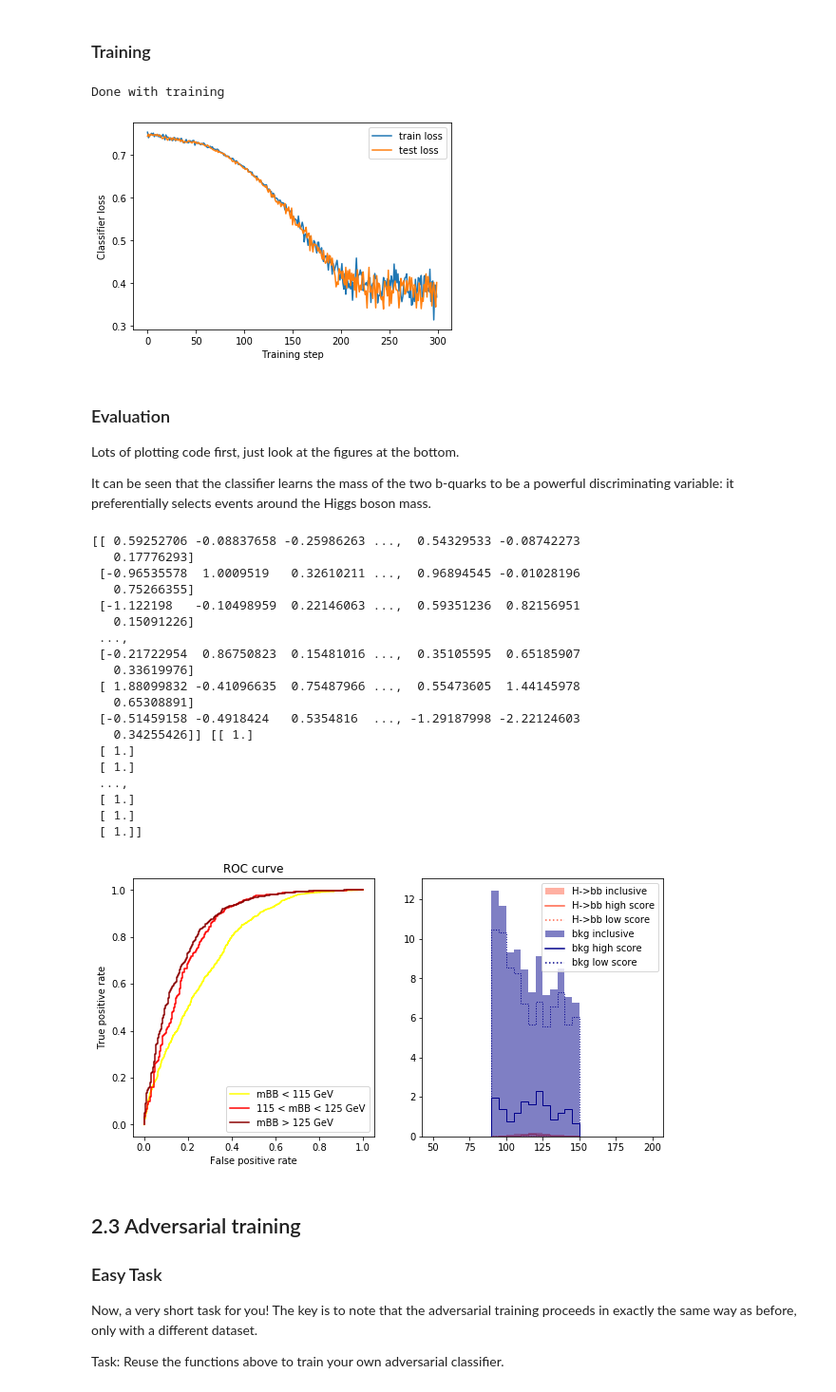
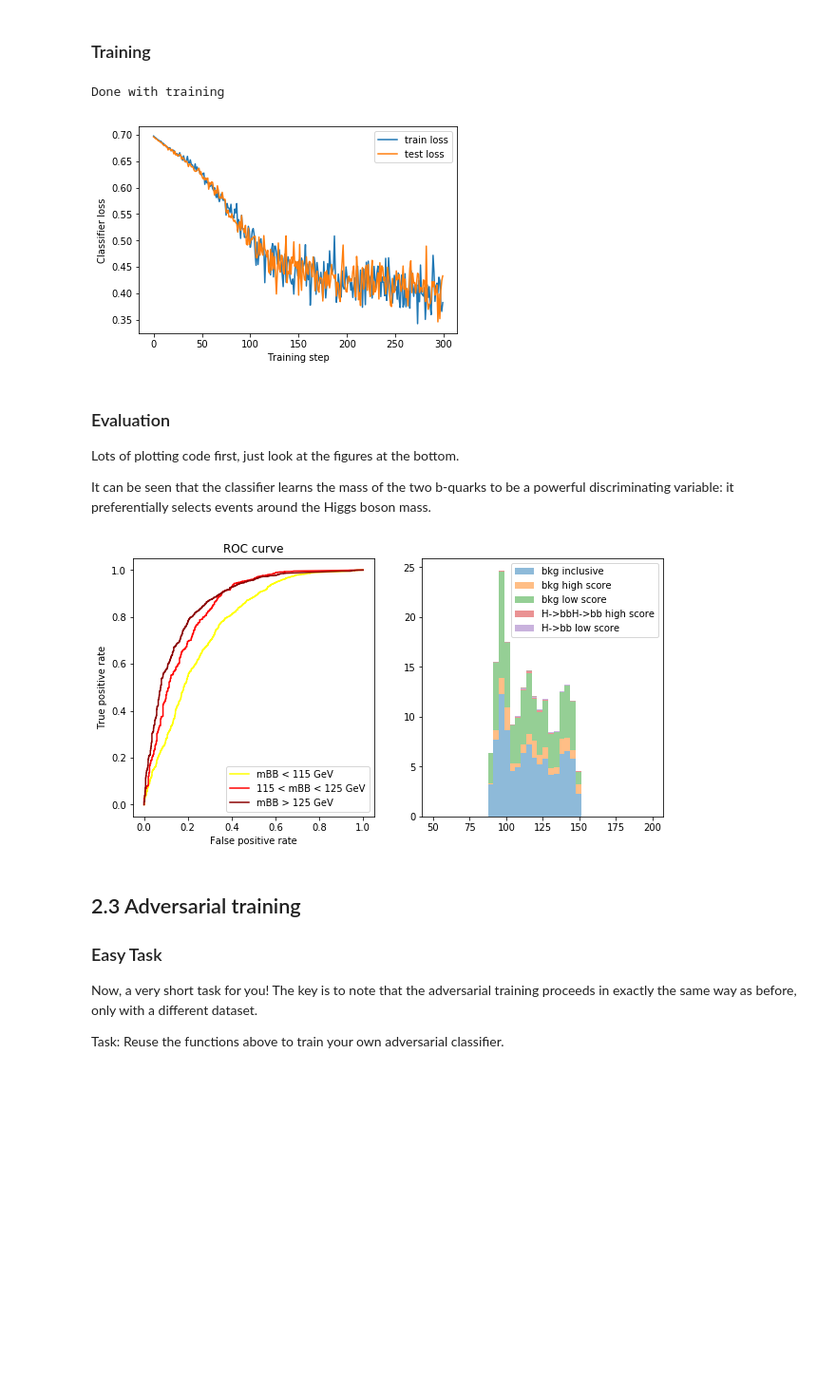
Before and after one commit to hessikaveh/VHbbPytorch, a Jupyter notebook: IndependenceSeminar-Copy2.ipynb, the cells around one changed output. Shown at 95% size. Saved outputs shown, nothing was run; the diff lists cells and outputs as text; code cells hidden in the pictures; blank space fills up the shorter version.

```diff
--- a/IndependenceSeminar-Copy2.ipynb
+++ b/IndependenceSeminar-Copy2.ipynb
@@ -556,7 +565,7 @@ else:
 #Y = df[['Y']]
 all_features = ['H_mass_fit_fallback', 'H_pt_fit_fallback', 'V_pt', 'nAddJets_2lep', 'SA5', 'V_mass', 'MET_Pt', 'hJets_leadingPt', 'hJets_subleadingPt', 'jjVPtRatio', 'HJ1_HJ2_dEta', 'HVdPhi_fit_fallback', 'hJets_btagged_0', 'hJets_btagged_1', 'HJ1_HJ2_dR', 'n_recoil_jets_fit', 'H_mass_sigma_fit']
 features = ['H_pt_fit_fallback', 'V_pt', 'nAddJets_2lep', 'SA5', 'V_mass', 'MET_Pt', 'hJets_leadingPt', 'hJets_subleadingPt', 'jjVPtRatio', 'HJ1_HJ2_dEta', 'HVdPhi_fit_fallback', 'hJets_btagged_0', 'hJets_btagged_1', 'HJ1_HJ2_dR', 'n_recoil_jets_fit', 'H_mass_sigma_fit']
-data = unpickle("../../../tfVHbbDNN/examples/vhbb/data_withCompleteCuts.h5")
+data = unpickle("/content/drive/My Drive/vhbb/data_withCompleteCuts.h5")
 X_train = data['train']['X']
 Y_train = data['train']['y']
 sample_weight_train = data['train']['sample_weight']
@@ -659,7 +661,7 @@ for feature in features:
 clf_hbb = normal_training(generate_hbb, 300)
 # %% [output]
 Done with training
-[figure, old version]
+[figure, new version]
 # %% [markdown]
 ### Evaluation
 
@@ -718,61 +720,47 @@ def show_mass_distribution(ax, clf, generate):
 
     # split events depending on the score they get
     Y_pred = clf(torch.as_tensor(X, dtype=torch.float)).detach().numpy()
     median = np.percentile(Y_pred, 50)
 
     # get the mass shape
     mass = Z_pca.inverse_transform(Z)
 
+    # plot stacked
+    ax.hist([mass[Y==0],mass[(Y==0) & (Y_pred>median)],mass[(Y==0) & (Y_pred<median)],  mass[Y==1], mass[(Y==1) & (Y_pred>median)], mass[(Y==1) & (Y_pred<median)] ]
+            , bins=40,stacked=True, range=(50, 200), alpha=0.5, label=['bkg inclusive', 'bkg high score', 'bkg low score','H->bb' 'H->bb high score', 'H->bb low score'],
+             weights=[ weights[Y==0],weights[(Y==0) & (Y_pred>median)], weights[(Y==0) & (Y_pred<median)] ,weights[Y==1], weights[(Y==1) & (Y_pred>median)],weights[(Y==1) & (Y_pred<median)] ])
     # plot inclusive spectra, and spectra with high and low scores
-    ax.hist(mass[Y==1], bins=30, range=(50, 200), alpha=0.5, label='H->bb', color='tomato', weights=weights[Y==1])
-    ax.hist(mass[(Y==1) & (Y_pred>median)], bins=30, range=(50, 200), histtype='step', color='tomato', weights=weights[(Y==1) & (Y_pred>median)])
-    ax.hist(mass[(Y==1) & (Y_pred<median)], bins=30, range=(50, 200), histtype='step', color='tomato', linestyle=':', weights=weights[(Y==1) & (Y_pred<median)])
+    #ax.hist(mass[Y==1], bins=30, range=(50, 200), alpha=0.5, label='H->bb', color='tomato', weights=weights[Y==1])
+    #ax.hist(mass[(Y==1) & (Y_pred>median)], bins=30, range=(50, 200), histtype='step', color='tomato', weights=weights[(Y==1) & (Y_pred>median)])
+    #ax.hist(mass[(Y==1) & (Y_pred<median)], bins=30, range=(50, 200), histtype='step', color='tomato', linestyle=':', weights=weights[(Y==1) & (Y_pred<median)])
 
-    ax.hist(mass[Y==0], bins=30, range=(50, 200), alpha=0.5, label='Z+jets', color='darkblue', weights=weights[Y==0])
-    ax.hist(mass[(Y==0) & (Y_pred>median)], bins=30, range=(50, 200), histtype='step', color='darkblue', weights=weights[(Y==0) & (Y_pred>median)])
-    ax.hist(mass[(Y==0) & (Y_pred<median)], bins=30, range=(50, 200), histtype='step', color='darkblue', linestyle=':', weights=weights[(Y==0) & (Y_pred<median)])
+    #ax.hist(mass[Y==0], bins=30, range=(50, 200), alpha=0.5, label='Z+jets', color='darkblue', weights=weights[Y==0])
+    #ax.hist(mass[(Y==0) & (Y_pred>median)], bins=30, range=(50, 200), histtype='step', color='darkblue', weights=weights[(Y==0) & (Y_pred>median)])
+    #ax.hist(mass[(Y==0) & (Y_pred<median)], bins=30, range=(50, 200), histtype='step', color='darkblue', linestyle=':', weights=weights[(Y==0) & (Y_pred<median)])
 
 
     custom_lines = [Patch(facecolor='tomato', alpha=0.5),
                     Line2D([0], [0], color='tomato'),
                     Line2D([0], [0], color='tomato', linestyle=':'),
                     Patch(facecolor='darkblue', alpha=0.5),
                     Line2D([0], [0], color='darkblue'),
                     Line2D([0], [0], color='darkblue', linestyle=':'),
                    ]
 
-    ax.legend(custom_lines, ['H->bb inclusive', 'H->bb high score', 'H->bb low score',
-                             'bkg inclusive', 'bkg high score', 'bkg low score'])
+    #ax.legend(custom_lines, ['H->bb inclusive', 'H->bb high score', 'H->bb low score',
+    #                         'bkg inclusive', 'bkg high score', 'bkg low score'])
+    ax.legend()
 
 def evaluate_hbb_classifier(clf, generate):
 
     fig, ax = plt.subplots(1, 2, figsize=(10, 5))
     show_roc_curves_hbb(ax[0], clf, generate_hbb)
     show_mass_distribution(ax[1], clf, generate_hbb)
     plt.show()
 
 evaluate_hbb_classifier(clf_hbb, generate_hbb)
 # %% [output]
-[[ 0.59252706 -0.08837658 -0.25986263 ...,  0.54329533 -0.08742273
-   0.17776293]
- [-0.96535578  1.0009519   0.32610211 ...,  0.96894545 -0.01028196
-   0.75266355]
- [-1.122198   -0.10498959  0.22146063 ...,  0.59351236  0.82156951
-   0.15091226]
- ...,
- [-0.21722954  0.86750823  0.15481016 ...,  0.35105595  0.65185907
-   0.33619976]
- [ 1.88099832 -0.41096635  0.75487966 ...,  0.55473605  1.44145978
-   0.65308891]
- [-0.51459158 -0.4918424   0.5354816  ..., -1.29187998 -2.22124603
-   0.34255426]] [[ 1.]
- [ 1.]
- [ 1.]
- ...,
- [ 1.]
- [ 1.]
- [ 1.]]
-[figure, old version]
+[figure, new version]
 # %% [markdown]
 ## 2.3 Adversarial training
 
```
Also changed, not shown: parts of 8 cells of this notebook.
